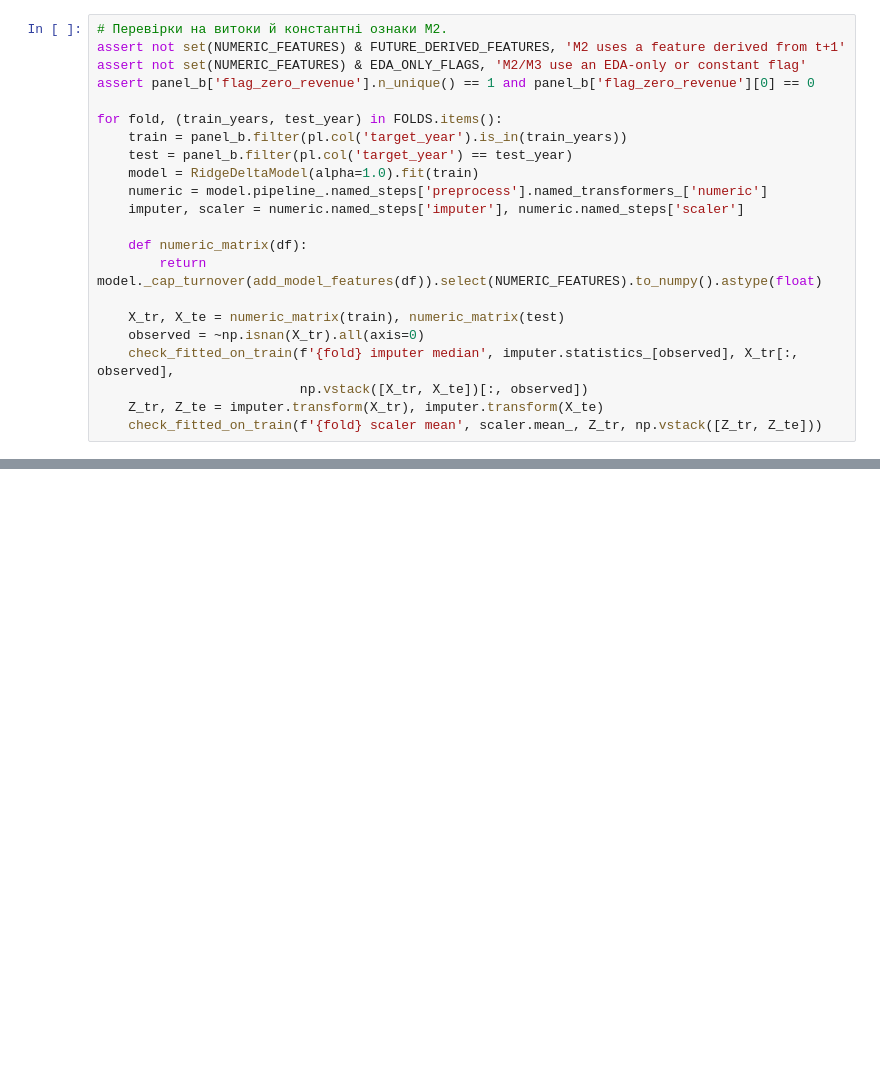
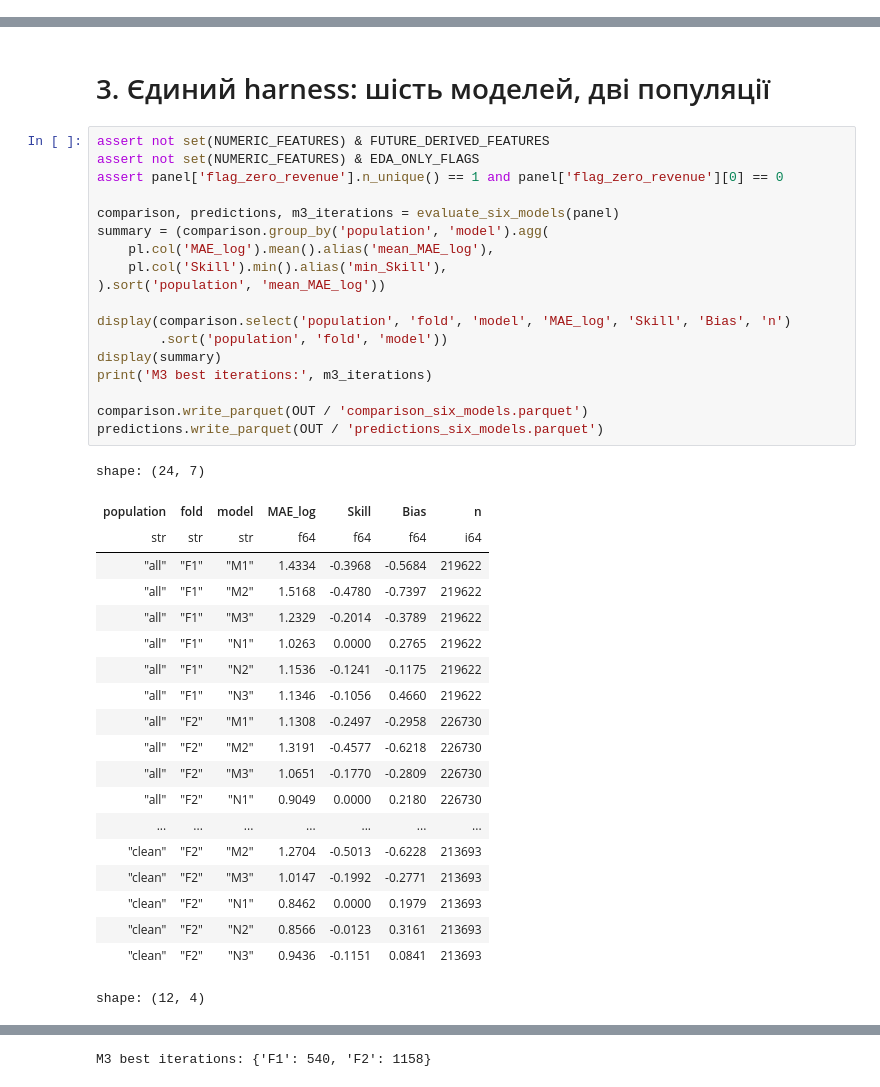
Before and after one commit to Shnapa/ua-revenue-forecast, a Jupyter notebook: ua_revenue_forecast.ipynb, the cells around one changed output, grey strips where cells are left out. Cells and saved outputs as stored; diff of their text form; blank space fills up the shorter version.

```diff
--- a/ua_revenue_forecast.ipynb
+++ b/ua_revenue_forecast.ipynb
@@ -1373,22 +0,0 @@ Zero-target sensitivity and train-only diagnostics saved to out/.
-# %%
-# Перевірки на витоки й константні ознаки M2.
-assert not set(NUMERIC_FEATURES) & FUTURE_DERIVED_FEATURES, 'M2 uses a feature derived from t+1'
-assert not set(NUMERIC_FEATURES) & EDA_ONLY_FLAGS, 'M2/M3 use an EDA-only or constant flag'
-assert panel_b['flag_zero_revenue'].n_unique() == 1 and panel_b['flag_zero_revenue'][0] == 0
-
-for fold, (train_years, test_year) in FOLDS.items():
-    train = panel_b.filter(pl.col('target_year').is_in(train_years))
-    test = panel_b.filter(pl.col('target_year') == test_year)
-    model = RidgeDeltaModel(alpha=1.0).fit(train)
-    numeric = model.pipeline_.named_steps['preprocess'].named_transformers_['numeric']
-    imputer, scaler = numeric.named_steps['imputer'], numeric.named_steps['scaler']
-
-    def numeric_matrix(df):
-        return model._cap_turnover(add_model_features(df)).select(NUMERIC_FEATURES).to_numpy().astype(float)
-
-    X_tr, X_te = numeric_matrix(train), numeric_matrix(test)
-    observed = ~np.isnan(X_tr).all(axis=0)
-    check_fitted_on_train(f'{fold} imputer median', imputer.statistics_[observed], X_tr[:, observed],
-                          np.vstack([X_tr, X_te])[:, observed])
-    Z_tr, Z_te = imputer.transform(X_tr), imputer.transform(X_te)
-    check_fitted_on_train(f'{fold} scaler mean', scaler.mean_, Z_tr, np.vstack([Z_tr, Z_te]))
@@ -1474,0 +644,41 @@ Early stopping вибрав 369 дерев у F1 і 1140 у F2. Велика р
+# %% [markdown]
+# 3. Єдиний harness: шість моделей, дві популяції
+# %%
+assert not set(NUMERIC_FEATURES) & FUTURE_DERIVED_FEATURES
+assert not set(NUMERIC_FEATURES) & EDA_ONLY_FLAGS
+assert panel['flag_zero_revenue'].n_unique() == 1 and panel['flag_zero_revenue'][0] == 0
+
+comparison, predictions, m3_iterations = evaluate_six_models(panel)
+summary = (comparison.group_by('population', 'model').agg(
+    pl.col('MAE_log').mean().alias('mean_MAE_log'),
+    pl.col('Skill').min().alias('min_Skill'),
+).sort('population', 'mean_MAE_log'))
+
+display(comparison.select('population', 'fold', 'model', 'MAE_log', 'Skill', 'Bias', 'n')
+        .sort('population', 'fold', 'model'))
+display(summary)
+print('M3 best iterations:', m3_iterations)
+
+comparison.write_parquet(OUT / 'comparison_six_models.parquet')
+predictions.write_parquet(OUT / 'predictions_six_models.parquet')
+# %% [output]
+shape: (24, 7)
+| population | fold | model | MAE_log | Skill | Bias | n |
+| str | str | str | f64 | f64 | f64 | i64 |
+| "all" | "F1" | "M1" | 1.4334 | -0.3968 | -0.5684 | 219622 |
+| "all" | "F1" | "M2" | 1.5168 | -0.4780 | -0.7397 | 219622 |
+| "all" | "F1" | "M3" | 1.2329 | -0.2014 | -0.3789 | 219622 |
+| "all" | "F1" | "N1" | 1.0263 | 0.0000 | 0.2765 | 219622 |
+| "all" | "F1" | "N2" | 1.1536 | -0.1241 | -0.1175 | 219622 |
+| "all" | "F1" | "N3" | 1.1346 | -0.1056 | 0.4660 | 219622 |
+| "all" | "F2" | "M1" | 1.1308 | -0.2497 | -0.2958 | 226730 |
+| "all" | "F2" | "M2" | 1.3191 | -0.4577 | -0.6218 | 226730 |
+| "all" | "F2" | "M3" | 1.0651 | -0.1770 | -0.2809 | 226730 |
+| "all" | "F2" | "N1" | 0.9049 | 0.0000 | 0.2180 | 226730 |
+| ... | ... | ... | ... | ... | ... | ... |
+| "clean" | "F2" | "M2" | 1.2704 | -0.5013 | -0.6228 | 213693 |
+| "clean" | "F2" | "M3" | 1.0147 | -0.1992 | -0.2771 | 213693 |
+| "clean" | "F2" | "N1" | 0.8462 | 0.0000 | 0.1979 | 213693 |
+| "clean" | "F2" | "N2" | 0.8566 | -0.0123 | 0.3161 | 213693 |
+| "clean" | "F2" | "N3" | 0.9436 | -0.1151 | 0.0841 | 213693 |
+shape: (12, 4)
@@ -1474,0 +699 @@ Early stopping вибрав 369 дерев у F1 і 1140 у F2. Велика р
+M3 best iterations: {'F1': 540, 'F2': 1158}
```
Also changed, not shown: parts of 100 cells of this notebook, 8 other files.
